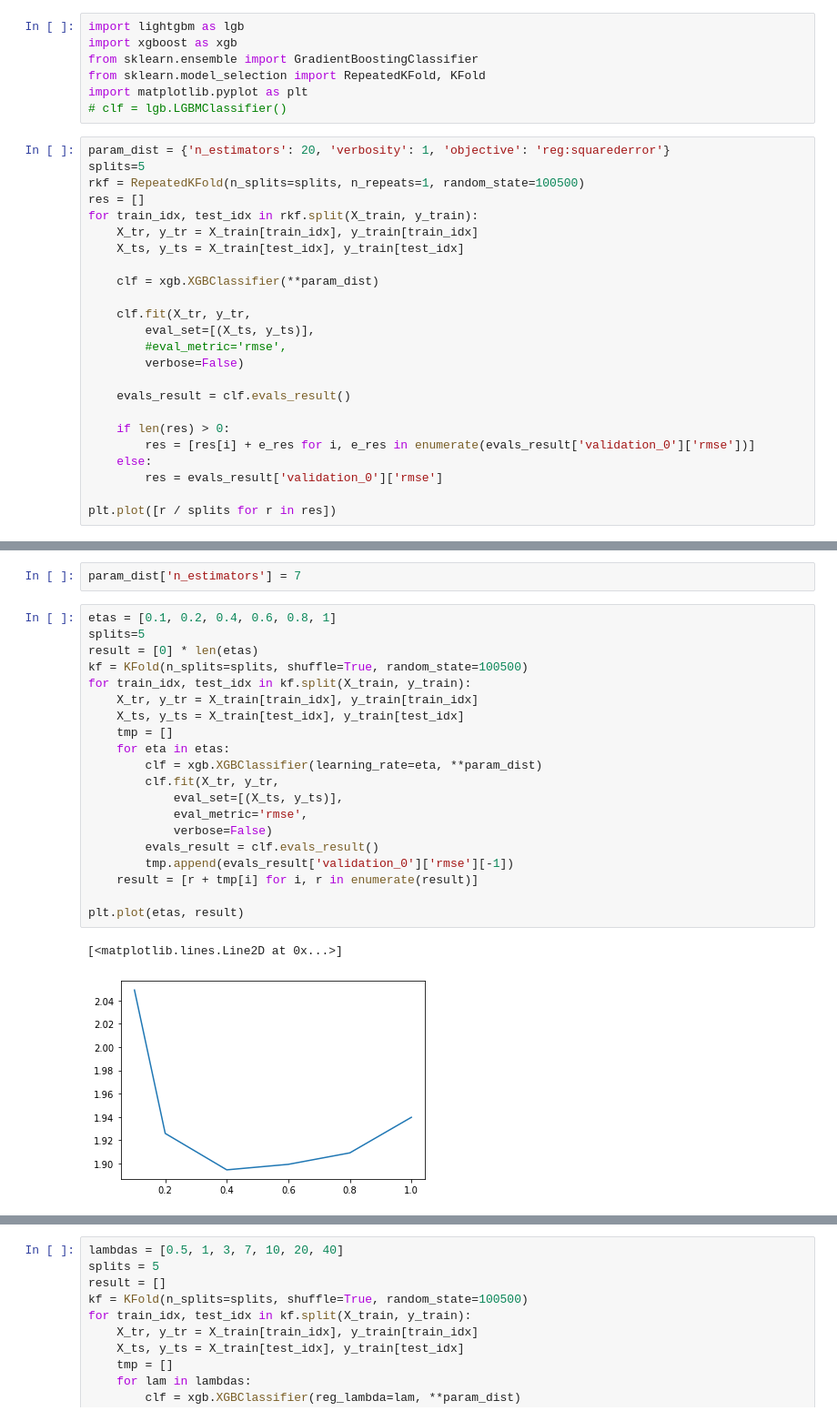
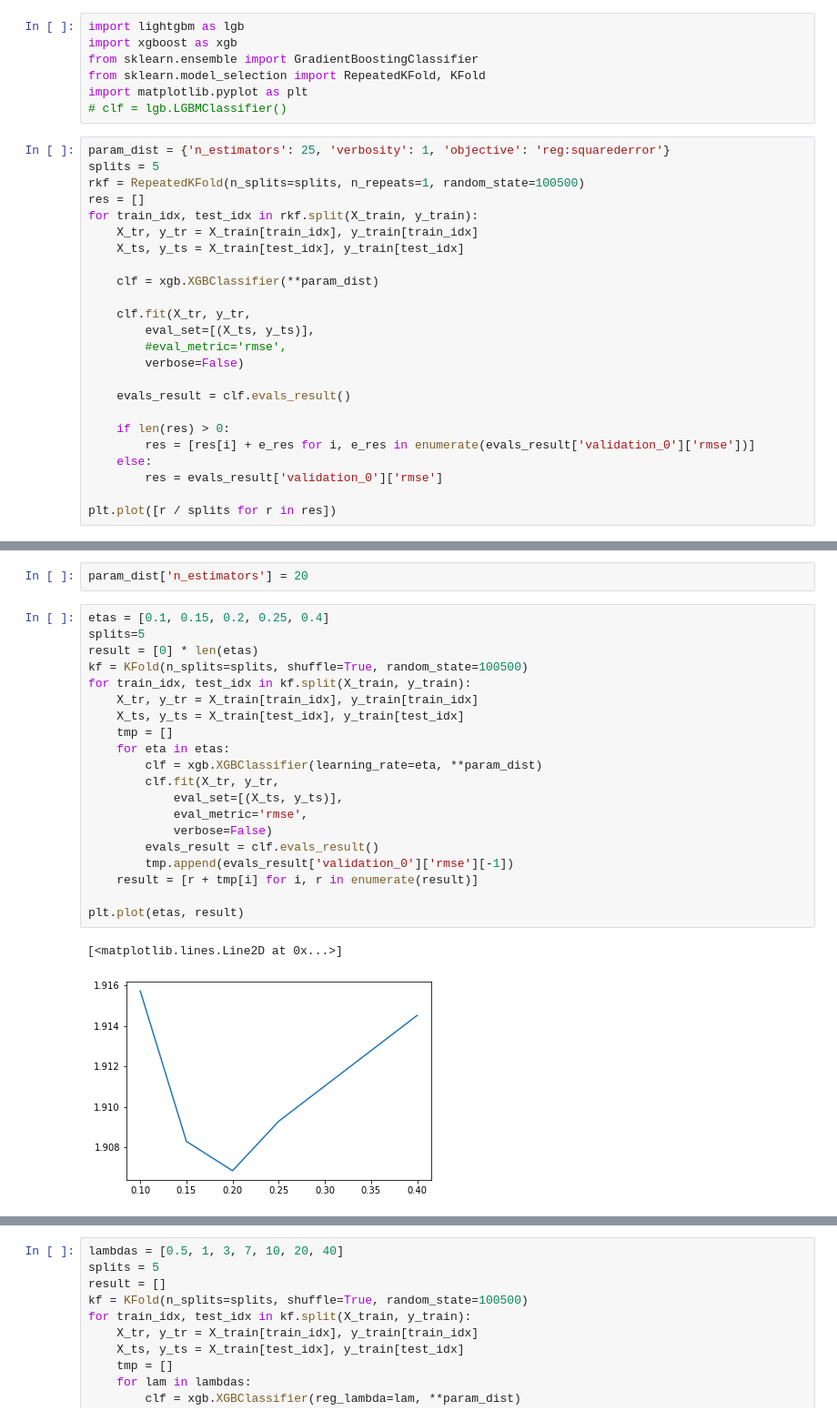
Before and after one commit to bulatral42/msu_ml_autumn_2020, a Jupyter notebook: seminar_boosting_valiahmetov.ipynb, the cells around one changed output, grey strips where cells are left out. Shown: that part at 91% size. Drawn from its saved outputs; the diff is of its cells as text.

```diff
--- a/seminar_boosting_valiahmetov.ipynb
+++ b/seminar_boosting_valiahmetov.ipynb
@@ -100,8 +100,8 @@ from sklearn.model_selection import RepeatedKFold, KFold
 import matplotlib.pyplot as plt
 # clf = lgb.LGBMClassifier()
 # %%
-param_dist = {'n_estimators': 20, 'verbosity': 1, 'objective': 'reg:squarederror'}
-splits=5
+param_dist = {'n_estimators': 25, 'verbosity': 1, 'objective': 'reg:squarederror'}
+splits = 5
 rkf = RepeatedKFold(n_splits=splits, n_repeats=1, random_state=100500)
 res = []
 for train_idx, test_idx in rkf.split(X_train, y_train):
@@ -129,26 +129,26 @@ plt.plot([r / splits for r in res])
 # %%
-param_dist['n_estimators'] = 7
+param_dist['n_estimators'] = 20
 # %%
-etas = [0.1, 0.2, 0.4, 0.6, 0.8, 1]
+etas = [0.1, 0.15, 0.2, 0.25, 0.4]
 splits=5
 result = [0] * len(etas)
 kf = KFold(n_splits=splits, shuffle=True, random_state=100500)
 for train_idx, test_idx in kf.split(X_train, y_train):
     X_tr, y_tr = X_train[train_idx], y_train[train_idx]
     X_ts, y_ts = X_train[test_idx], y_train[test_idx]
     tmp = []
     for eta in etas:
         clf = xgb.XGBClassifier(learning_rate=eta, **param_dist)
         clf.fit(X_tr, y_tr,
             eval_set=[(X_ts, y_ts)],
             eval_metric='rmse',
             verbose=False)
         evals_result = clf.evals_result()
         tmp.append(evals_result['validation_0']['rmse'][-1])
     result = [r + tmp[i] for i, r in enumerate(result)]
 
 plt.plot(etas, result)
 # %% [output]
 [<matplotlib.lines.Line2D at 0x...>]
-[figure, old version]
+[figure, new version]
 # %%
```
Also changed, not shown: parts of 24 cells of this notebook.
